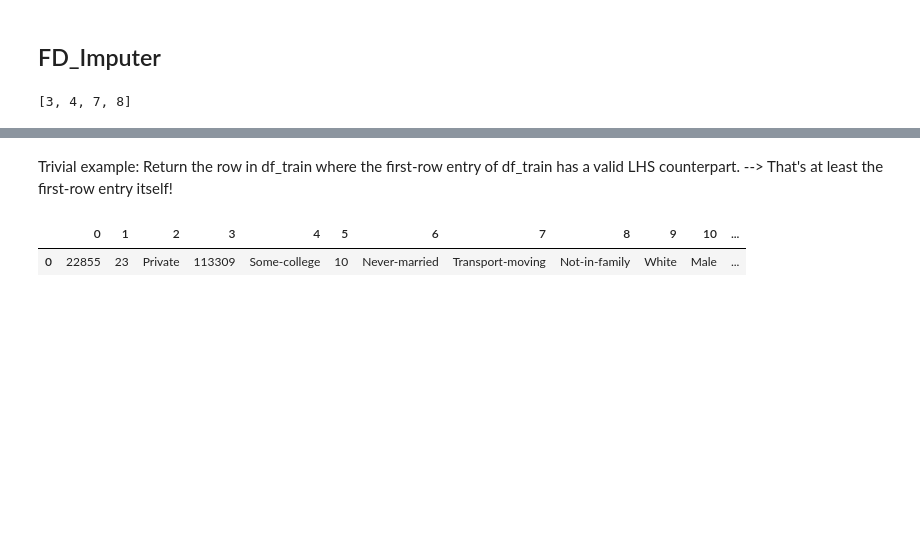
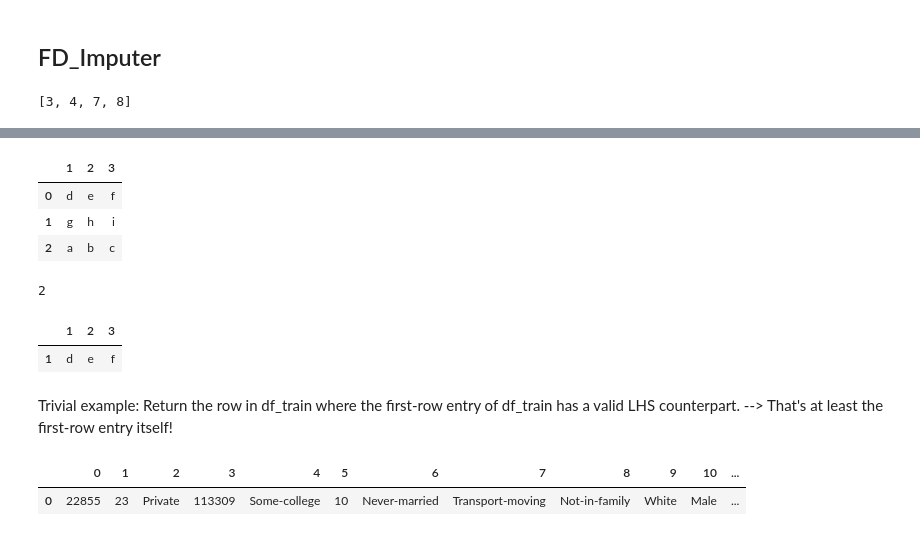
Before and after one commit to felixbiessmann/MLFD, a Jupyter notebook: fd_imputer_analysis.ipynb, the cells around one changed output, grey strips where cells are left out. Cells and saved outputs as stored; diff of their text form; code cells hidden in the pictures; blank space fills up the shorter version.

```diff
--- a/fd_imputer_analysis.ipynb
+++ b/fd_imputer_analysis.ipynb
@@ -83,3 +97,19 @@ fd[list(fd)[0]]
+# %%
+df_train
+# %% [output]
+|  | 1 | 2 | 3 |
+| 0 | d | e | f |
+| 1 | g | h | i |
+| 2 | a | b | c |
+# %%
+fd_imputer.select_LHS_row(df_train.iloc[1], df_test, lhs).index[0]
+# %% [output]
+2
+# %%
+df_test.iloc[[1]]
+# %% [output]
+|  | 1 | 2 | 3 |
+| 1 | d | e | f |
 # %%
 impute_row = df_train.iloc[0]
 lhs = fd[list(fd)[0]]
```
Also changed, not shown: parts of 2 cells of this notebook, 3 other files.
